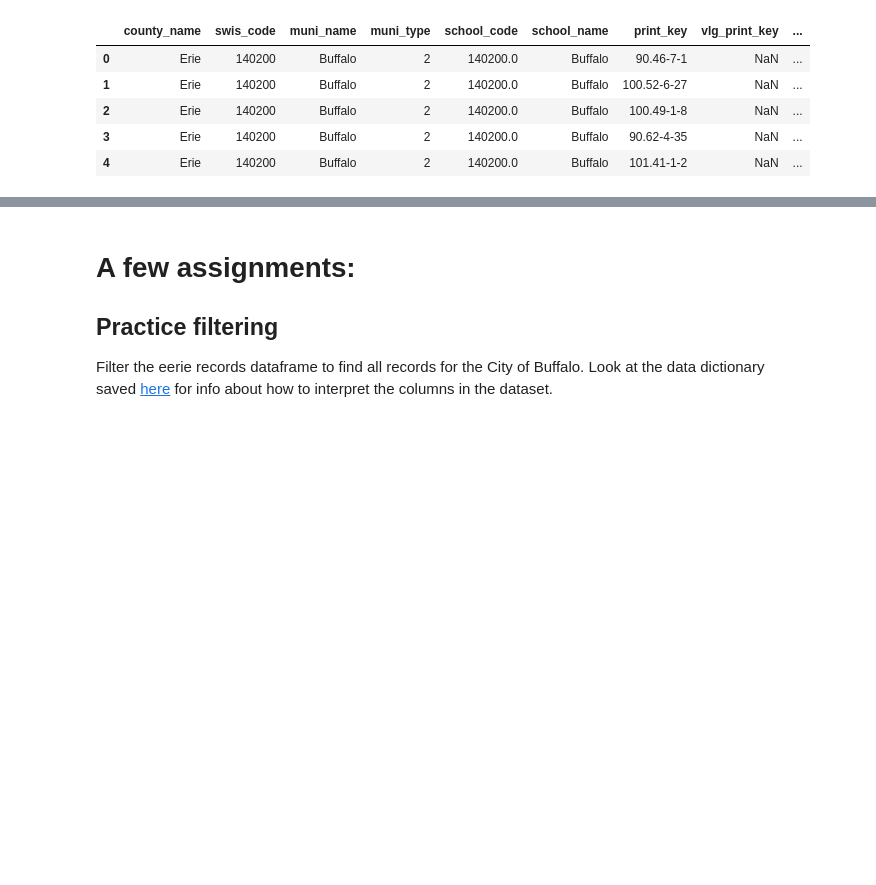
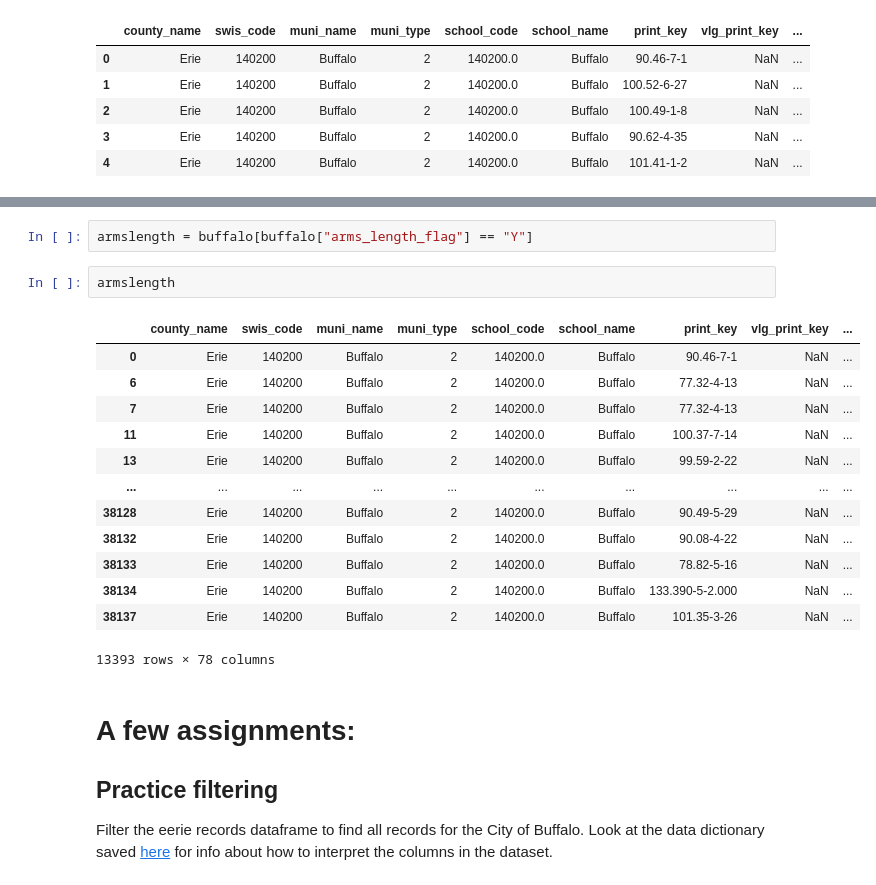
Before and after one commit to CenterForSpatialResearch/investors-ny, a Jupyter notebook: ny-investor-classification.ipynb, the cells around one changed output, grey strips where cells are left out. Drawn from its saved outputs; the diff is of its cells as text; blank space fills up the shorter version.

```diff
--- a/ny-investor-classification.ipynb
+++ b/ny-investor-classification.ipynb
@@ -33,3 +55,21 @@ eerie_records1217_.head()
+# %%
+armslength = buffalo[buffalo["arms_length_flag"] == "Y"]
+# %%
+armslength
+# %% [output]
+|  | county_name | swis_code | muni_name | muni_type | school_code | school_name | print_key | vlg_print_key | ... |
+| 0 | Erie | 140200 | Buffalo | 2 | 140200.0 | Buffalo | 90.46-7-1 | NaN | ... |
+| 6 | Erie | 140200 | Buffalo | 2 | 140200.0 | Buffalo | 77.32-4-13 | NaN | ... |
+| 7 | Erie | 140200 | Buffalo | 2 | 140200.0 | Buffalo | 77.32-4-13 | NaN | ... |
+| 11 | Erie | 140200 | Buffalo | 2 | 140200.0 | Buffalo | 100.37-7-14 | NaN | ... |
+| 13 | Erie | 140200 | Buffalo | 2 | 140200.0 | Buffalo | 99.59-2-22 | NaN | ... |
+| ... | ... | ... | ... | ... | ... | ... | ... | ... | ... |
+| 38128 | Erie | 140200 | Buffalo | 2 | 140200.0 | Buffalo | 90.49-5-29 | NaN | ... |
+| 38132 | Erie | 140200 | Buffalo | 2 | 140200.0 | Buffalo | 90.08-4-22 | NaN | ... |
+| 38133 | Erie | 140200 | Buffalo | 2 | 140200.0 | Buffalo | 78.82-5-16 | NaN | ... |
+| 38134 | Erie | 140200 | Buffalo | 2 | 140200.0 | Buffalo | 133.390-5-2.000 | NaN | ... |
+| 38137 | Erie | 140200 | Buffalo | 2 | 140200.0 | Buffalo | 101.35-3-26 | NaN | ... |
+13393 rows × 78 columns
 # %% [markdown]
 # A few assignments:
 
```
Also changed, not shown: parts of 4 cells of this notebook.
